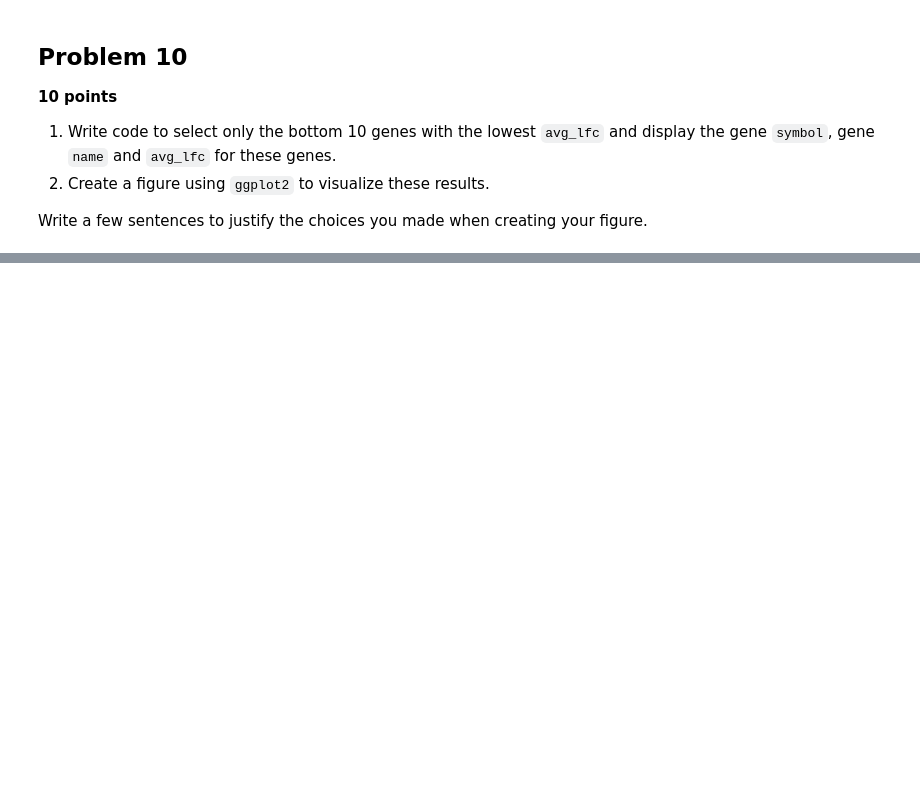
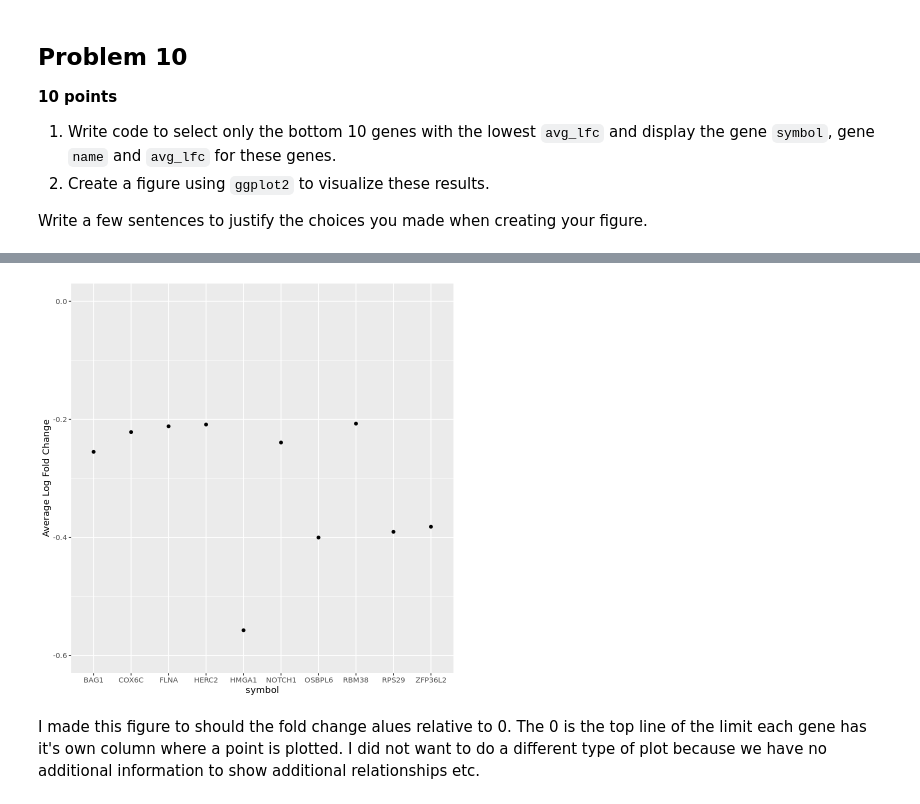
Before and after one commit to bchansen3/tfcb_2021, a Jupyter notebook: homeworks/homework06/homework06.ipynb, the cells around one changed output, grey strips where cells are left out. Cells and saved outputs as stored; diff of their text form; code cells hidden in the pictures; blank space fills up the shorter version.

```diff
--- a/homeworks/homework06/homework06.ipynb
+++ b/homeworks/homework06/homework06.ipynb
@@ -248,8 +238,8 @@ Then select only the gene id column and the new column that you just created
 # %%
 mean_lfc <- lfc %>%
         mutate(
-            avg_lfc =
-        )
+            avg_lfc = ((lfc_te_rpl5 * lfc_te_rps19)/2)) %>%
+            select(ensembl_gene_id, avg_lfc)
 # %% [markdown]
 
 ## Problem 9
@@ -258,3 +248,6 @@ mean_lfc <- lfc %>%
 
 Write code to join the `mean_lfc` dataframe with the `annotations` dataframe created
 at the top of the document and assign back to `mean_lfc`.
+# %%
+mean_lfc <- left_join(mean_lfc, annotations, by="ensembl_gene_id")
+head(mean_lfc)
@@ -267,3 +270,11 @@ at the top of the document and assign back to `mean_lfc`.
 2. Create a figure using `ggplot2` to visualize these results.
 
 Write a few sentences to justify the choices you made when creating your figure.
+# %%
+# 1.
+
+lowestfc <- mean_lfc %>%
+    slice_min(. , order_by = avg_lfc, n =10) %>%
+    select(symbol,name,avg_lfc)
+
+print(lowestfc)
@@ -269,0 +295,9 @@ Write a few sentences to justify the choices you made when creating your figure.
+# %%
+# 2.
+    ggplot(lowestfc, aes(symbol,avg_lfc))+
+    scale_y_continuous("Average Log Fold Change", limits=c(-.6,0))+
+    geom_point()
+# %% [output]
+[figure, added]
+# %% [markdown]
+I made this figure to should the fold change alues relative to 0. The 0 is the top line of the limit each gene has it's own column where a point is plotted. I did not want to do a different type of plot because we have no additional information to show additional relationships etc.
```
Also changed, not shown: parts of 4 cells of this notebook.
